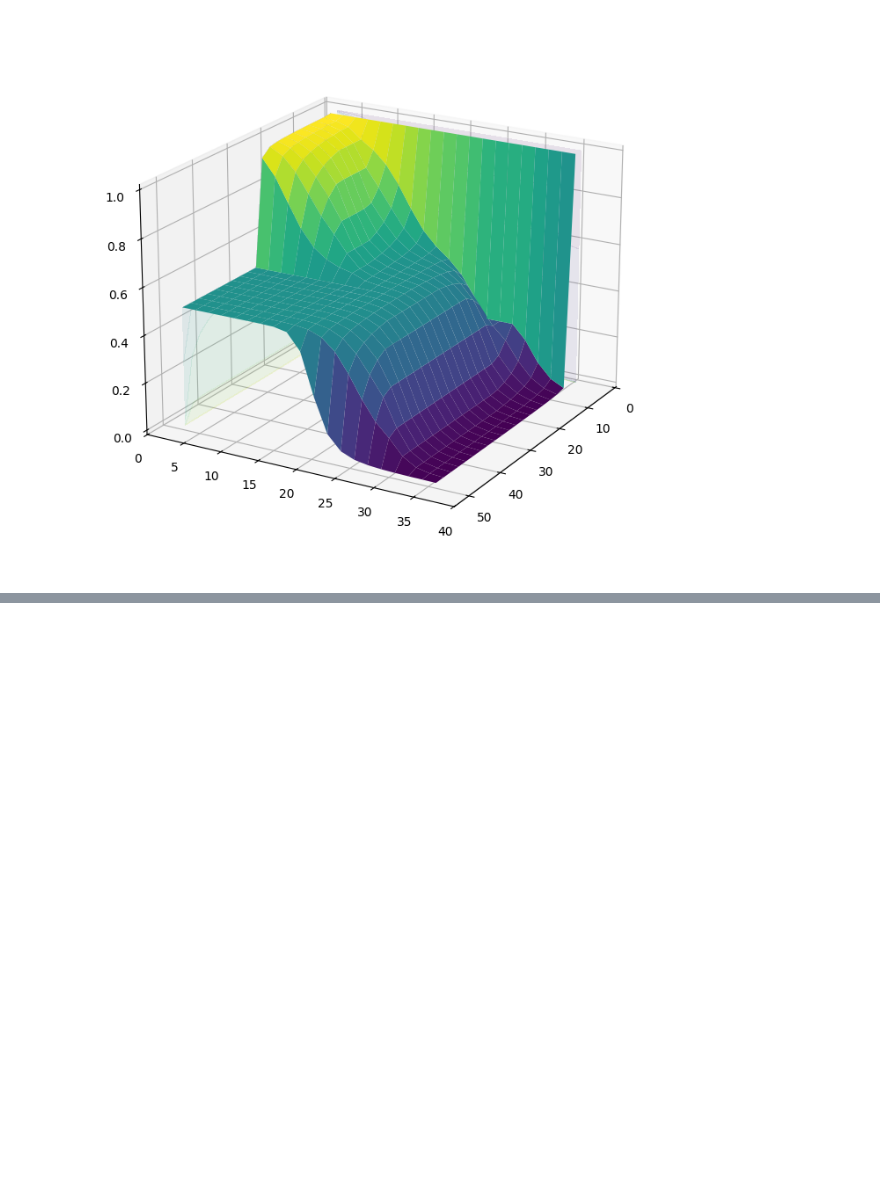
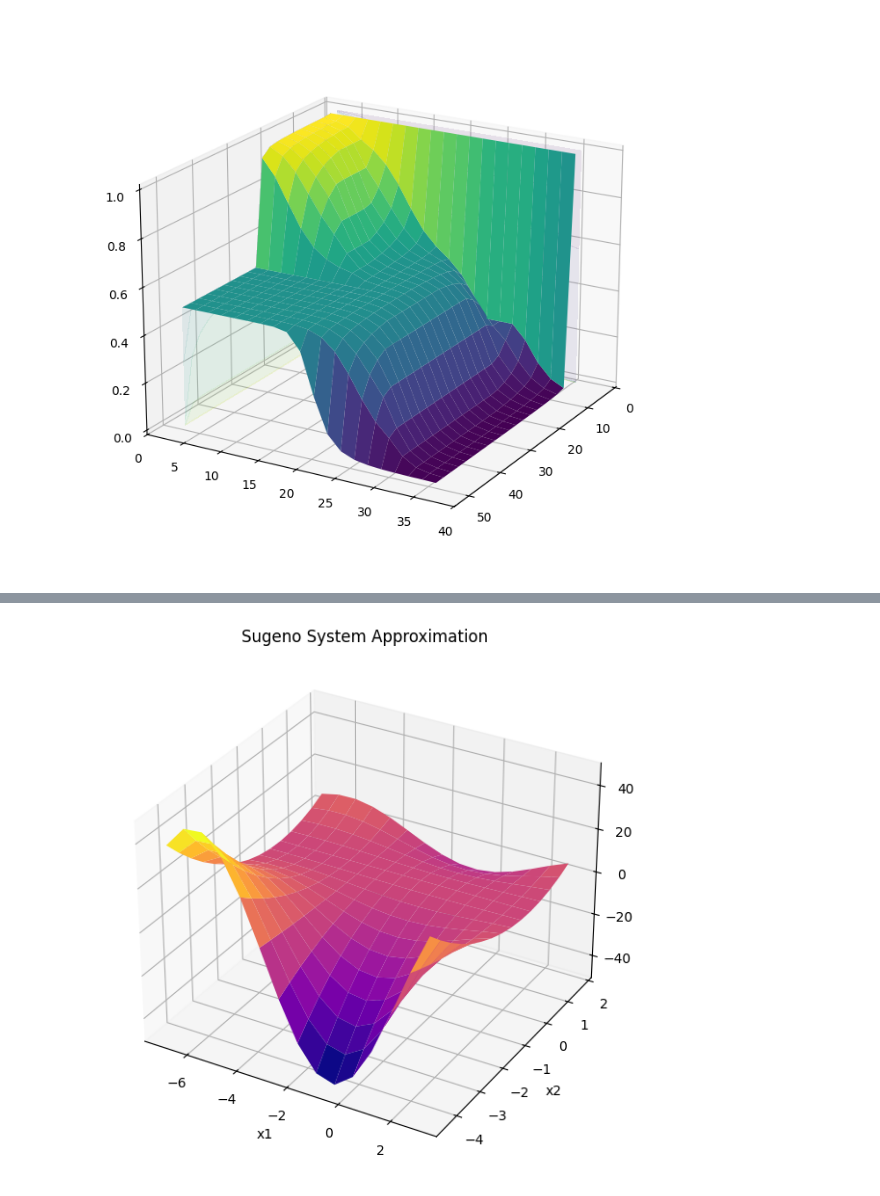
Before and after one commit to volodymyrkir/fuzzy_models_and_processing, a Jupyter notebook: lab_4/lab_4.ipynb, the cells around one changed output, grey strips where cells are left out. Drawn from its saved outputs; the diff is of its cells as text; code cells hidden in the pictures; blank space fills up the shorter version.

```diff
--- a/lab_4/lab_4.ipynb
+++ b/lab_4/lab_4.ipynb
@@ -259,0 +386,60 @@ ax.view_init(20, 30)
+# %%
+x1_sug = ctrl.Antecedent(np.linspace(-7, 3, 100), 'x1')
+x2_sug = ctrl.Antecedent(np.linspace(-4.4, 1.7, 100), 'x2')
+
+y_sug = ctrl.Consequent(np.linspace(-100, 100, 100), 'y')
+y_sug['dummy'] = fuzz.trimf(y_sug.universe, [-100, 0, 100])
+
+from skfuzzy.control.term import WeightedTerm
+
+x1_sug['Low'] = fuzz.trimf(x1_sug.universe, [-7, -7, -2])
+x1_sug['Medium'] = fuzz.trimf(x1_sug.universe, [-4, 0, 3])
+x1_sug['High'] = fuzz.trimf(x1_sug.universe, [0, 3, 3])
+
+x2_sug['Low'] = fuzz.trimf(x2_sug.universe, [-4.4, -4.4, -1])
+x2_sug['Medium'] = fuzz.trimf(x2_sug.universe, [-3, 0, 1.7])
+x2_sug['High'] = fuzz.trimf(x2_sug.universe, [0, 1.7, 1.7])
+
+def sugeno_func(x1, x2):
+    return x1**2 * np.sin(x2 - 1)
+
+rules = []
+labels_x1 = ['Low', 'Medium', 'High']
+labels_x2 = ['Low', 'Medium', 'High']
+
+for i, lx1 in enumerate(labels_x1):
+    for j, lx2 in enumerate(labels_x2):
+        rule = ctrl.Rule(
+            x1_sug[lx1] & x2_sug[lx2],
+            WeightedTerm(term=y_sug['dummy'], weight=1.0)
+        )
+        rule.linear_func = sugeno_func
+        rules.append(rule)
+
+sug_sys = ctrl.ControlSystem(rules)
+
+sug_sim = SugenoControlSystemSimulation(sug_sys, 'x1', 'x2')
+
+n = 15
+x1_vals = np.linspace(-7, 3, n)
+x2_vals = np.linspace(-4.4, 1.7, n)
+X, Y = np.meshgrid(x1_vals, x2_vals)
+Z = np.zeros_like(X)
+
+for i in range(n):
+    for j in range(n):
+        sug_sim.input['x1'] = x1_vals[i]
+        sug_sim.input['x2'] = x2_vals[j]
+        sug_sim.compute()
+        Z[i, j] = sug_sim.output['y']
+
+fig = plt.figure(figsize=(10, 7))
+ax = fig.add_subplot(111, projection='3d')
+ax.plot_surface(X, Y, Z, cmap='plasma')
+ax.set_xlabel('x1')
+ax.set_ylabel('x2')
+ax.set_zlabel('y')
+ax.set_title('Sugeno System Approximation')
+plt.show()
+# %% [output]
+[figure, added]
```
Also changed, not shown: parts of 3 cells of this notebook.
